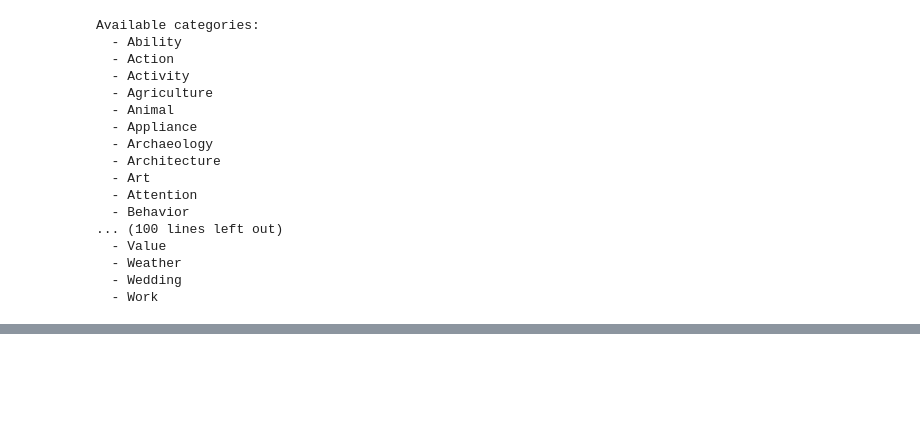
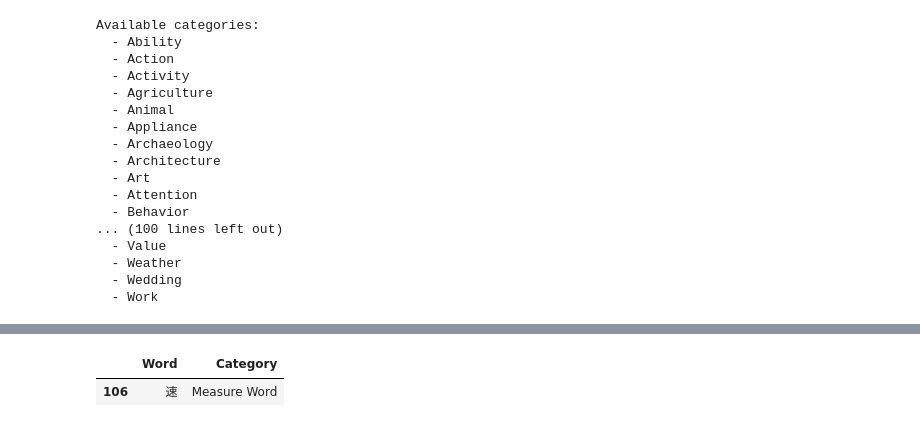
Before and after one commit to tuawong/GPT4LanguageLearning, a Jupyter notebook: notebook/AdjustWordsCategory.ipynb, the cells around one changed output, grey strips where cells are left out. Cells and saved outputs as stored; diff of their text form; code cells hidden in the pictures; blank space fills up the shorter version.

```diff
--- a/notebook/AdjustWordsCategory.ipynb
+++ b/notebook/AdjustWordsCategory.ipynb
@@ -186,0 +325,7 @@ Available categories:
+# %%
+df = load_dict()
+# %%
+reclassed = reclassify_words(
+    words=get_words_in_category('General')['word'].drop_duplicates().tolist(),
+    categories=df['Word Category'].drop_duplicates().tolist()
+)
@@ -186,0 +352,5 @@ Available categories:
+# %%
+reclassed.loc[reclassed.Category == 'Measure Word']
+# %% [output]
+|  | Word | Category |
+| 106 | 速 | Measure Word |
```
Also changed, not shown: parts of 12 cells of this notebook.
